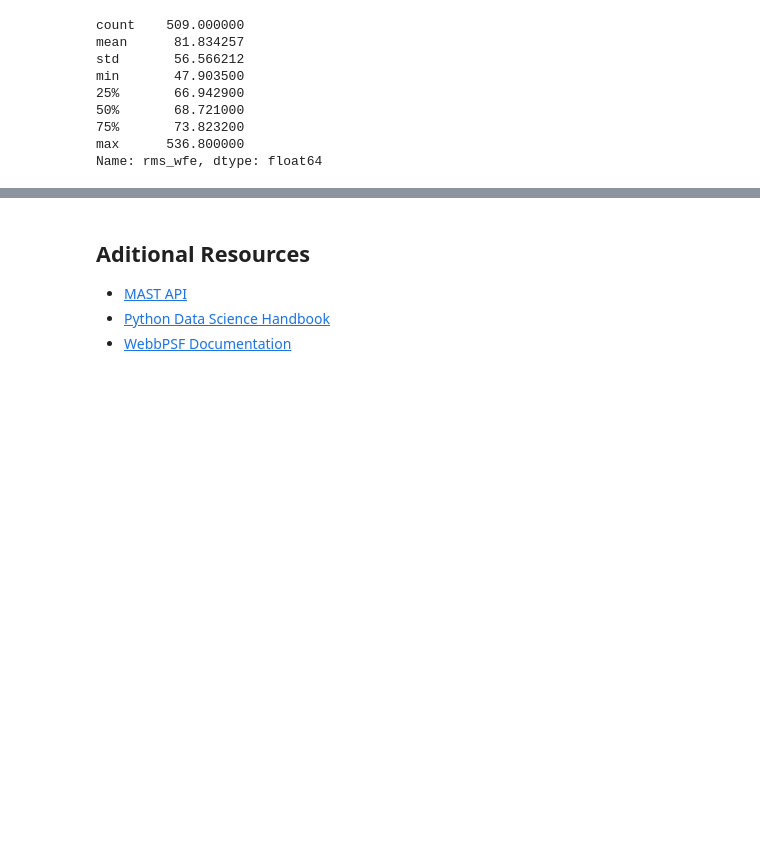
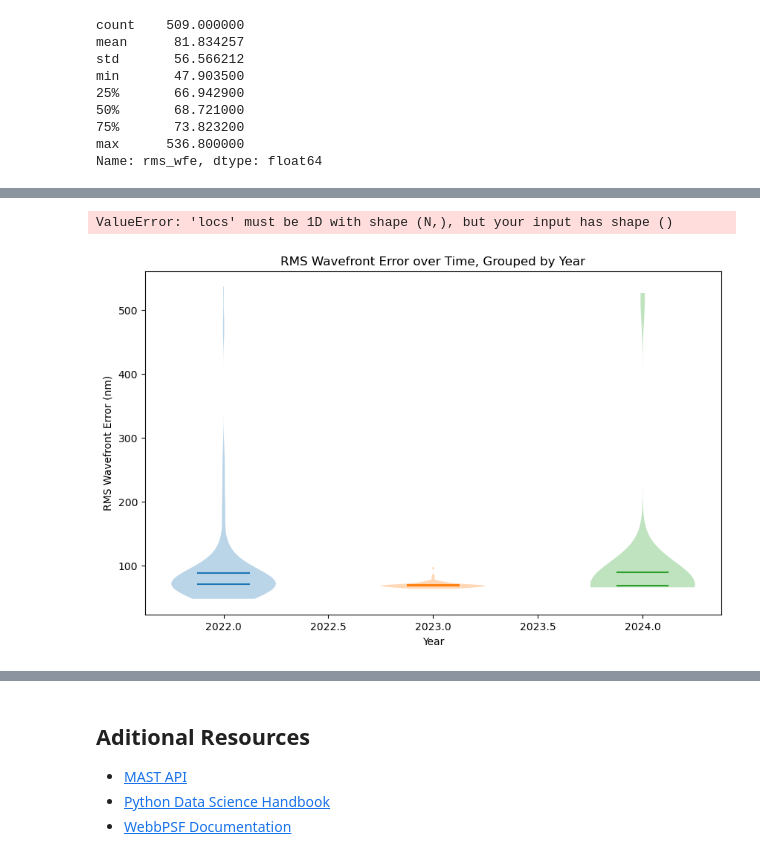
Before and after one commit to kulpster85/webbpsf_notebook, a Jupyter notebook: notebooks/example_notebook/example_notebook.ipynb, the cells around one changed output, grey strips where cells are left out. Drawn from its saved outputs; the diff is of its cells as text; code cells hidden in the pictures; blank space fills up the shorter version.

```diff
--- a/notebooks/example_notebook/example_notebook.ipynb
+++ b/notebooks/example_notebook/example_notebook.ipynb
@@ -187,0 +232,20 @@ df.plot(x='date', y='rms_wfe')
+# %%
+# Plotting
+plt.figure(figsize=(10, 6))
+
+# Create a separate violin plot for each year
+for year, group in grouped:
+    plt.violinplot(group['rms_wfe'], positions=[year], showmeans=True, showextrema=False, showmedians=True)
+
+# Customizing the plot
+plt.xlabel('Year')
+plt.ylabel('RMS Wavefront Error (nm)')
+plt.title('RMS Wavefront Error over Time, Grouped by Year')
+plt.xticks(ticks=grouped.groups.keys(), labels=grouped.groups.keys())
+plt.grid(True)
+plt.tight_layout()
+
+plt.show()
+# %% [output]
+ValueError: 'locs' must be 1D with shape (N,), but your input has shape ()
+[figure, added]
```
Also changed, not shown: parts of 14 cells of this notebook, 2 other files.
